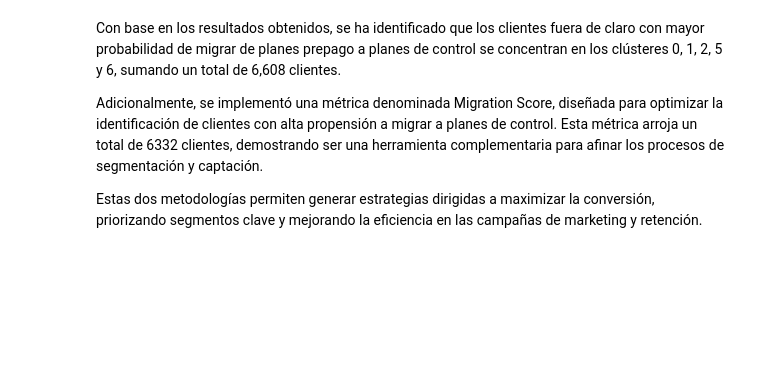
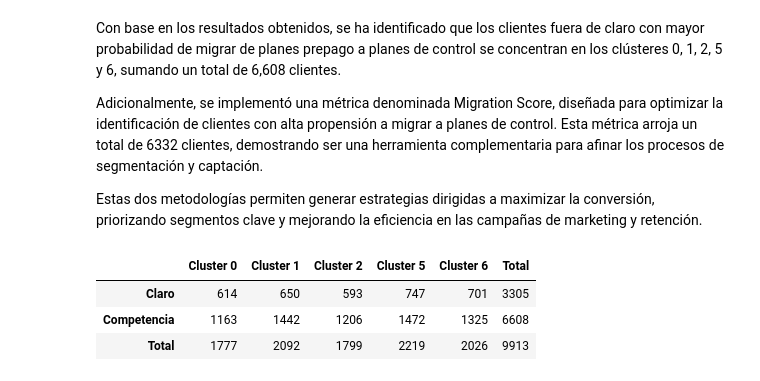
Before and after one commit to Luivelo/Final-TEE, a Jupyter notebook: Final_TEE.ipynb, the cells around one changed output. Cells and saved outputs as stored; diff of their text form; code cells hidden in the pictures; blank space fills up the shorter version.

```diff
--- a/Final_TEE.ipynb
+++ b/Final_TEE.ipynb
@@ -709,3 +709,28 @@ Con base en los resultados obtenidos, se ha identificado que los clientes fuera
 Adicionalmente, se implementó una métrica denominada Migration Score, diseñada para optimizar la identificación de clientes con alta propensión a migrar a planes de control. Esta métrica arroja un total de 6332 clientes, demostrando ser una herramienta complementaria para afinar los procesos de segmentación y captación.
 
 Estas dos metodologías permiten generar estrategias dirigidas a maximizar la conversión, priorizando segmentos clave y mejorando la eficiencia en las campañas de marketing y retención.
+# %%
+data = {
+    'Cluster 0': [614, 1163],
+    'Cluster 1': [650, 1442],
+    'Cluster 2': [593, 1206],
+    'Cluster 5': [747, 1472],
+    'Cluster 6': [701, 1325]
+}
+
+# Create DataFrame
+df = pd.DataFrame(data, index=['Claro', 'Competencia'])
+
+# Alternative way to add row totals
+df = df.assign(Total=lambda x: x.sum(axis=1))
+
+# Alternative way to add column totals
+totals = pd.Series(df.sum(), name='Total')
+df = pd.concat([df, totals.to_frame().T])
+
+df
+# %% [output]
+|  | Cluster 0 | Cluster 1 | Cluster 2 | Cluster 5 | Cluster 6 | Total |
+| Claro | 614 | 650 | 593 | 747 | 701 | 3305 |
+| Competencia | 1163 | 1442 | 1206 | 1472 | 1325 | 6608 |
+| Total | 1777 | 2092 | 1799 | 2219 | 2026 | 9913 |
```
Also changed, not shown: parts of 2 cells of this notebook.
